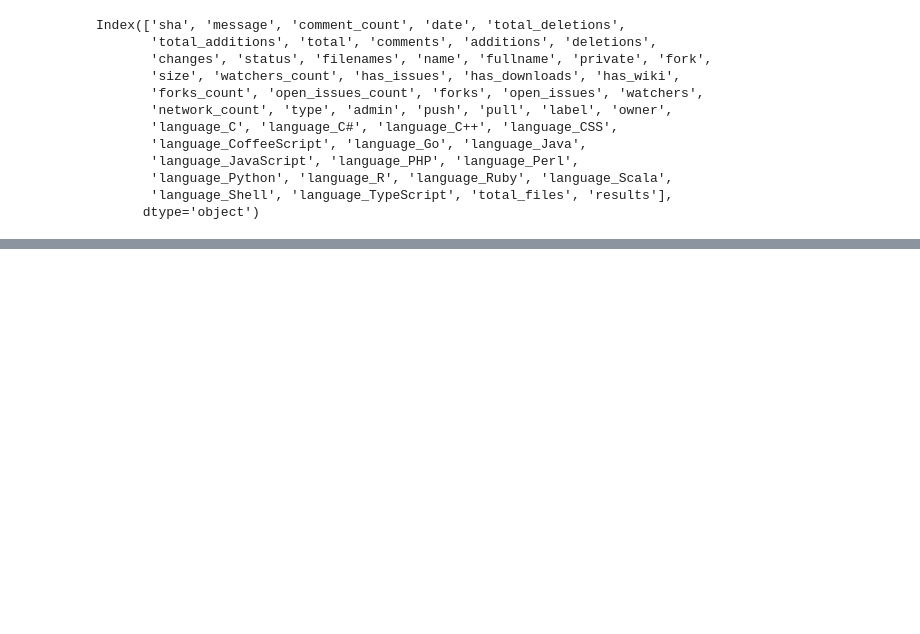
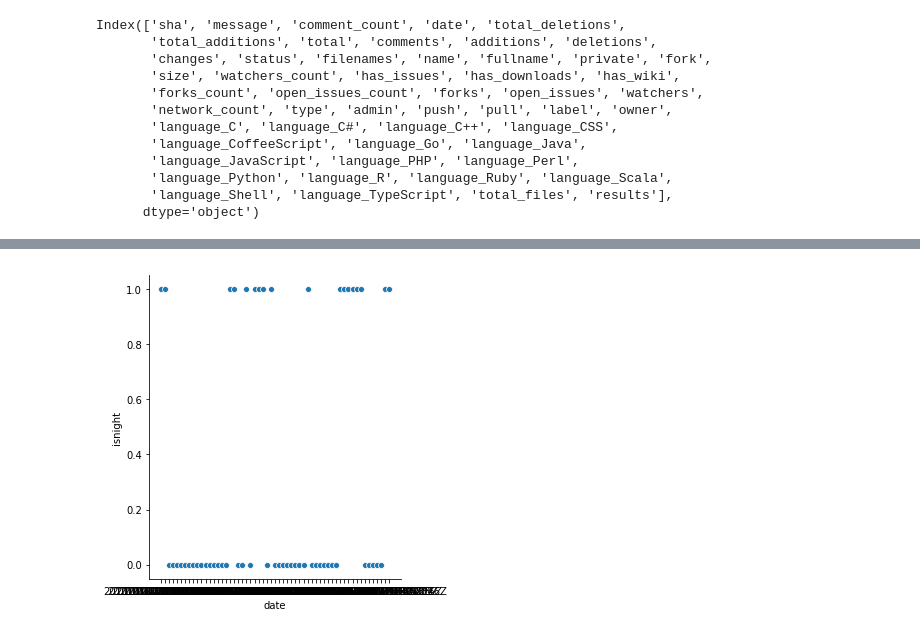
Before and after one commit to gesteves91/software-engineering-ml, a Jupyter notebook: notebooks/00-view-data.ipynb, the cells around one changed output, grey strips where cells are left out. Cells and saved outputs as stored; diff of their text form; code cells hidden in the pictures; blank space fills up the shorter version.

```diff
--- a/notebooks/00-view-data.ipynb
+++ b/notebooks/00-view-data.ipynb
@@ -23,3 +25,5 @@ Index(['sha', 'message', 'comment_count', 'date', 'total_deletions',
        'language_Python', 'language_R', 'language_Ruby', 'language_Scala',
        'language_Shell', 'language_TypeScript', 'total_files', 'results'],
       dtype='object')
+# %%
+df = df[df['name']=='stat-cookbook']
@@ -25,0 +51,4 @@ Index(['sha', 'message', 'comment_count', 'date', 'total_deletions',
+# %%
+sns.relplot(x="date", y="isnight", data=df);
+# %% [output]
+[figure, added]
```
Also changed, not shown: parts of 3 cells of this notebook, 2 other files.
